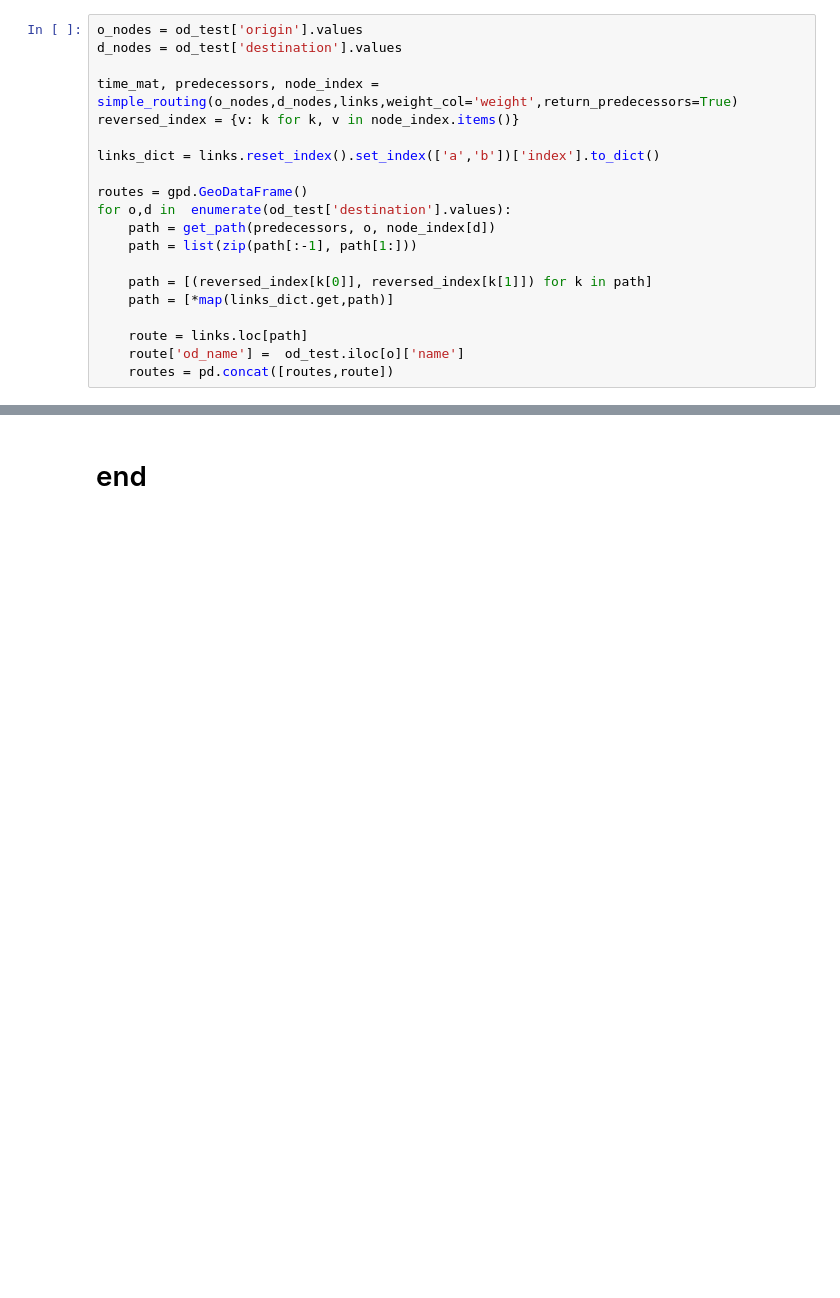
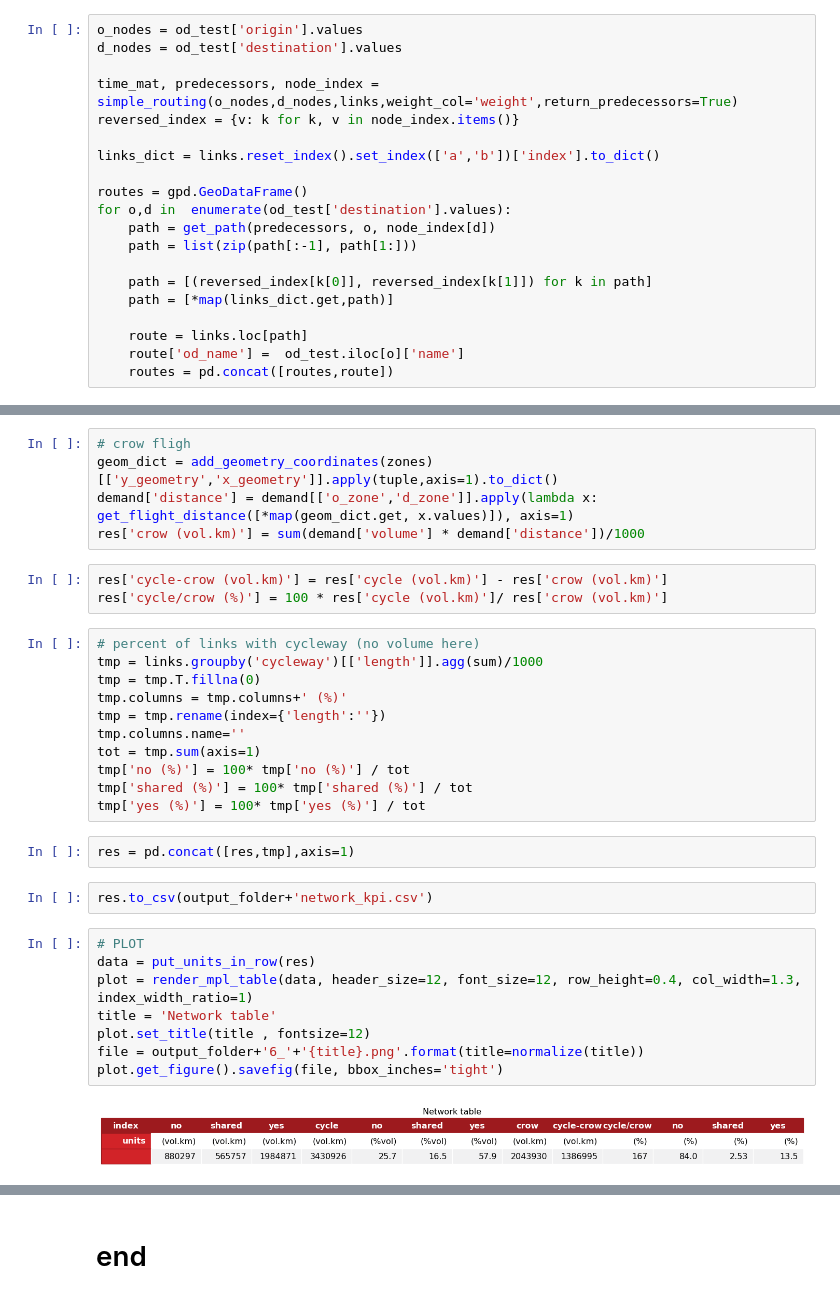
Before and after one commit to systragroup/quetzal_cyclops, a Jupyter notebook: notebooks/2_model/cyclops_model.ipynb, the cells around one changed output, grey strips where cells are left out. Saved outputs shown, nothing was run; the diff lists cells and outputs as text; blank space fills up the shorter version.

```diff
--- a/notebooks/2_model/cyclops_model.ipynb
+++ b/notebooks/2_model/cyclops_model.ipynb
@@ -580,0 +588,33 @@ plt.savefig(output_folder+'od_ratio_cycle_crow.png')
+# %%
+# crow fligh
+geom_dict = add_geometry_coordinates(zones)[['y_geometry','x_geometry']].apply(tuple,axis=1).to_dict()
+demand['distance'] = demand[['o_zone','d_zone']].apply(lambda x: get_flight_distance([*map(geom_dict.get, x.values)]), axis=1)
+res['crow (vol.km)'] = sum(demand['volume'] * demand['distance'])/1000
+# %%
+res['cycle-crow (vol.km)'] = res['cycle (vol.km)'] - res['crow (vol.km)']
+res['cycle/crow (%)'] = 100 * res['cycle (vol.km)']/ res['crow (vol.km)']
+# %%
+# percent of links with cycleway (no volume here)
+tmp = links.groupby('cycleway')[['length']].agg(sum)/1000
+tmp = tmp.T.fillna(0)
+tmp.columns = tmp.columns+' (%)'
+tmp = tmp.rename(index={'length':''})
+tmp.columns.name=''
+tot = tmp.sum(axis=1)
+tmp['no (%)'] = 100* tmp['no (%)'] / tot
+tmp['shared (%)'] = 100* tmp['shared (%)'] / tot
+tmp['yes (%)'] = 100* tmp['yes (%)'] / tot
+# %%
+res = pd.concat([res,tmp],axis=1)
+# %%
+res.to_csv(output_folder+'network_kpi.csv')
+# %%
+# PLOT
+data = put_units_in_row(res)
+plot = render_mpl_table(data, header_size=12, font_size=12, row_height=0.4, col_width=1.3, index_width_ratio=1)
+title = 'Network table'
+plot.set_title(title , fontsize=12)
+file = output_folder+'6_'+'{title}.png'.format(title=normalize(title))
+plot.get_figure().savefig(file, bbox_inches='tight')
+# %% [output]
+[figure, added]
```
Also changed, not shown: parts of 67 cells of this notebook, 1 other file.
